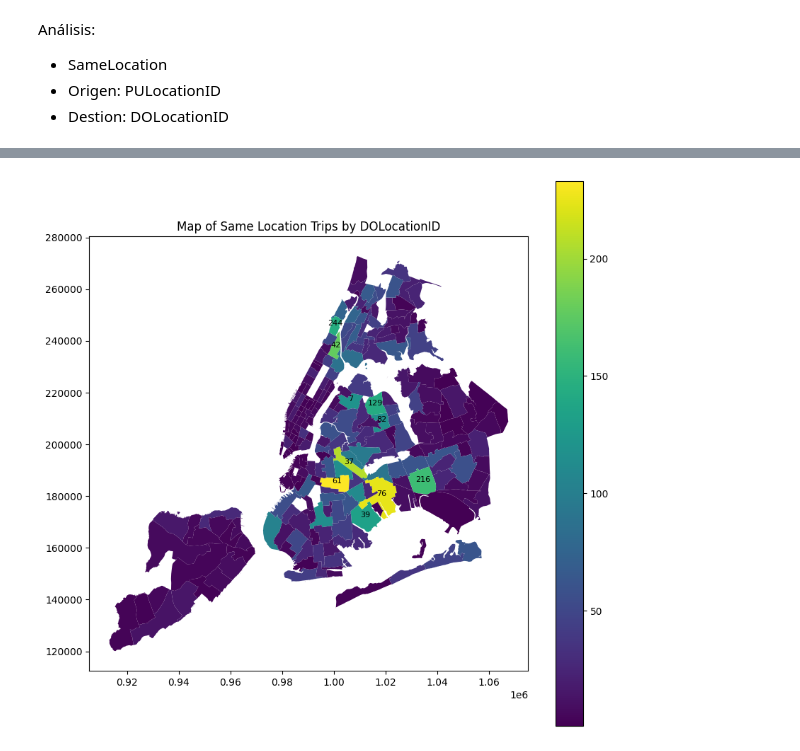
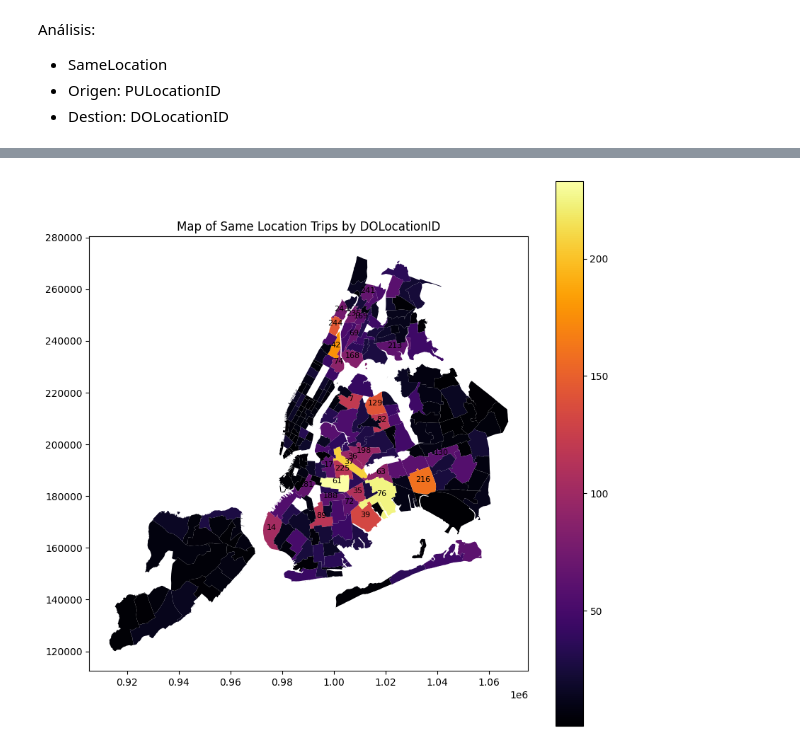
Before and after one commit to GonzaloLopezS/TFM_VTC_NYC, a Jupyter notebook: Notebooks/prueba_2021.ipynb, the cells around one changed output, grey strips where cells are left out. Cells and saved outputs as stored; diff of their text form; code cells hidden in the pictures.

```diff
--- a/Notebooks/prueba_2021.ipynb
+++ b/Notebooks/prueba_2021.ipynb
@@ -500,23 +500,23 @@ gdf.head()
 # %%
 # Filter gdf to include only the DOLocationIDs present in same_location_trips
 filtered_gdf = gdf[gdf['LocationID'].isin(same_location_trips['DOLocationID'].value_counts().index)]
 
 # Merge the value counts with the filtered GeoDataFrame
 value_counts = same_location_trips['DOLocationID'].value_counts()
 filtered_gdf = filtered_gdf.merge(value_counts.rename('count'), left_on='LocationID', right_index=True)
 
 # Plot the map
-ax = filtered_gdf.plot(column='count', legend=True, cmap='viridis', figsize=(10, 10))
+ax = filtered_gdf.plot(column='count', legend=True, cmap='inferno', figsize=(10, 10))
 plt.title("Map of Same Location Trips by DOLocationID")
 
 # Add labels for the top 10 LocationIDs
-top_10 = value_counts.head(10)
+top_10 = value_counts.head(30)
 for loc_id in top_10.index:
     row = filtered_gdf[filtered_gdf['LocationID'] == loc_id]
     if not row.empty:
         x, y = row.geometry.centroid.x.values[0], row.geometry.centroid.y.values[0]
         plt.text(x, y, str(loc_id), fontsize=8, color='black', ha='center')
 
 plt.show()
 # %% [output]
-[figure, old version]
+[figure, new version]
```
Also changed, not shown: parts of 10 cells of this notebook.
